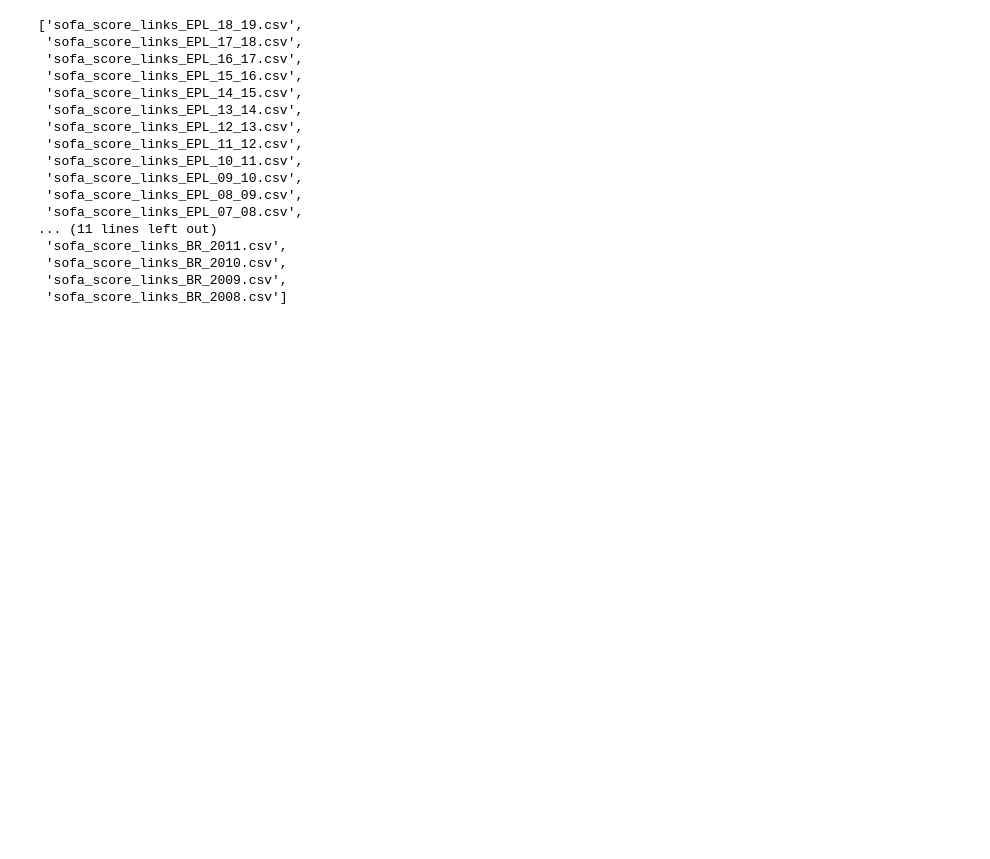
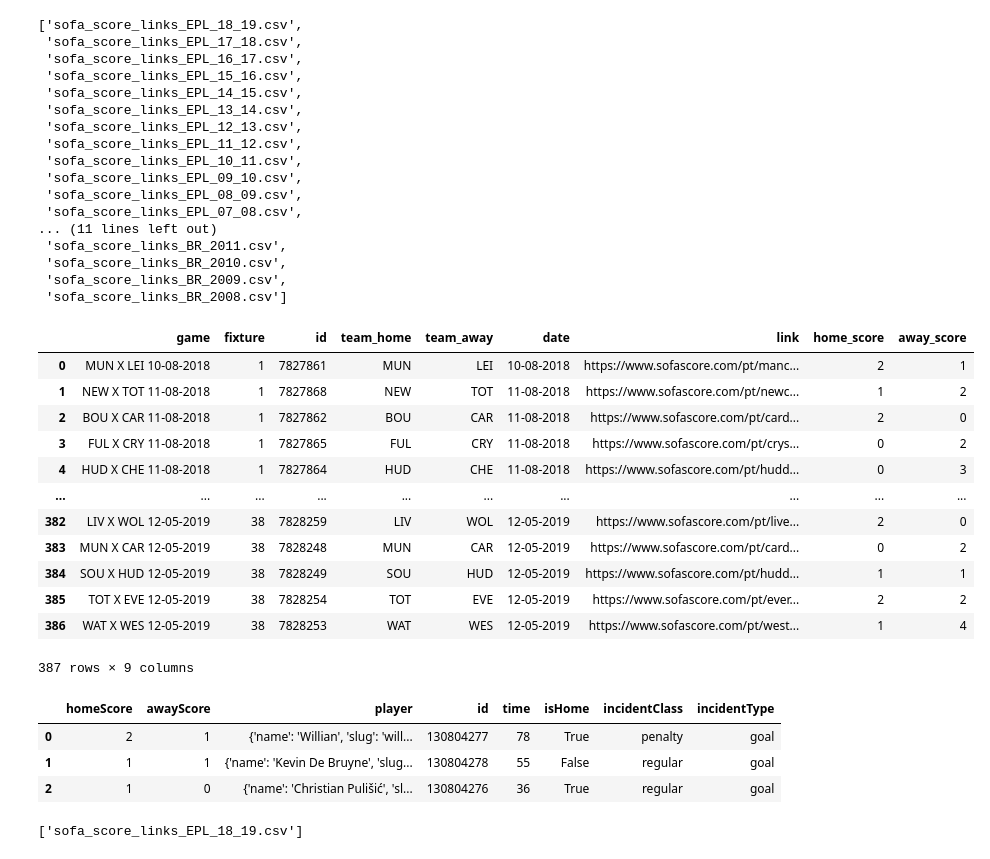
Before and after one commit to rafaelgasp/sofa_score, a Jupyter notebook: SofaScore_Scrap.ipynb, the cells around one changed output. Cells and saved outputs as stored; diff of their text form; code cells hidden in the pictures; blank space fills up the shorter version.

Commit message:
Adicionando novos links e download dos dados de incidentes (tempos de gols, cartoes)

```diff
--- a/SofaScore_Scrap.ipynb
+++ b/SofaScore_Scrap.ipynb
@@ -265,3 +313,32 @@ de_para_siglas.set_index("time", inplace=True)
+# %%
+base = pd.read_csv("links_sofa_score/" + 'sofa_score_links_EPL_18_19.csv', sep=";")
+# %%
+base
+# %% [output]
+|  | game | fixture | id | team_home | team_away | date | link | home_score | away_score |
+| 0 | MUN X LEI 10-08-2018 | 1 | 7827861 | MUN | LEI | 10-08-2018 | https://www.sofascore.com/pt/manc... | 2 | 1 |
+| 1 | NEW X TOT 11-08-2018 | 1 | 7827868 | NEW | TOT | 11-08-2018 | https://www.sofascore.com/pt/newc... | 1 | 2 |
+| 2 | BOU X CAR 11-08-2018 | 1 | 7827862 | BOU | CAR | 11-08-2018 | https://www.sofascore.com/pt/card... | 2 | 0 |
+| 3 | FUL X CRY 11-08-2018 | 1 | 7827865 | FUL | CRY | 11-08-2018 | https://www.sofascore.com/pt/crys... | 0 | 2 |
+| 4 | HUD X CHE 11-08-2018 | 1 | 7827864 | HUD | CHE | 11-08-2018 | https://www.sofascore.com/pt/hudd... | 0 | 3 |
+| ... | ... | ... | ... | ... | ... | ... | ... | ... | ... |
+| 382 | LIV X WOL 12-05-2019 | 38 | 7828259 | LIV | WOL | 12-05-2019 | https://www.sofascore.com/pt/live... | 2 | 0 |
+| 383 | MUN X CAR 12-05-2019 | 38 | 7828248 | MUN | CAR | 12-05-2019 | https://www.sofascore.com/pt/card... | 0 | 2 |
+| 384 | SOU X HUD 12-05-2019 | 38 | 7828249 | SOU | HUD | 12-05-2019 | https://www.sofascore.com/pt/hudd... | 1 | 1 |
+| 385 | TOT X EVE 12-05-2019 | 38 | 7828254 | TOT | EVE | 12-05-2019 | https://www.sofascore.com/pt/ever... | 2 | 2 |
+| 386 | WAT X WES 12-05-2019 | 38 | 7828253 | WAT | WES | 12-05-2019 | https://www.sofascore.com/pt/west... | 1 | 4 |
+387 rows × 9 columns
+# %%
+incidents_dict['goal']
+# %% [output]
+|  | homeScore | awayScore | player | id | time | isHome | incidentClass | incidentType |
+| 0 | 2 | 1 | {'name': 'Willian', 'slug': 'will... | 130804277 | 78 | True | penalty | goal |
+| 1 | 1 | 1 | {'name': 'Kevin De Bruyne', 'slug... | 130804278 | 55 | False | regular | goal |
+| 2 | 1 | 0 | {'name': 'Christian Pulišić', 'sl... | 130804276 | 36 | True | regular | goal |
+# %%
+list(reversed(sorted(os.listdir("links_sofa_score/"))))[1:2]
+# %% [output]
+['sofa_score_links_EPL_18_19.csv']
 # %%
 erros = []
 
```
Also changed, not shown: parts of 23 cells of this notebook, 6 other files.
